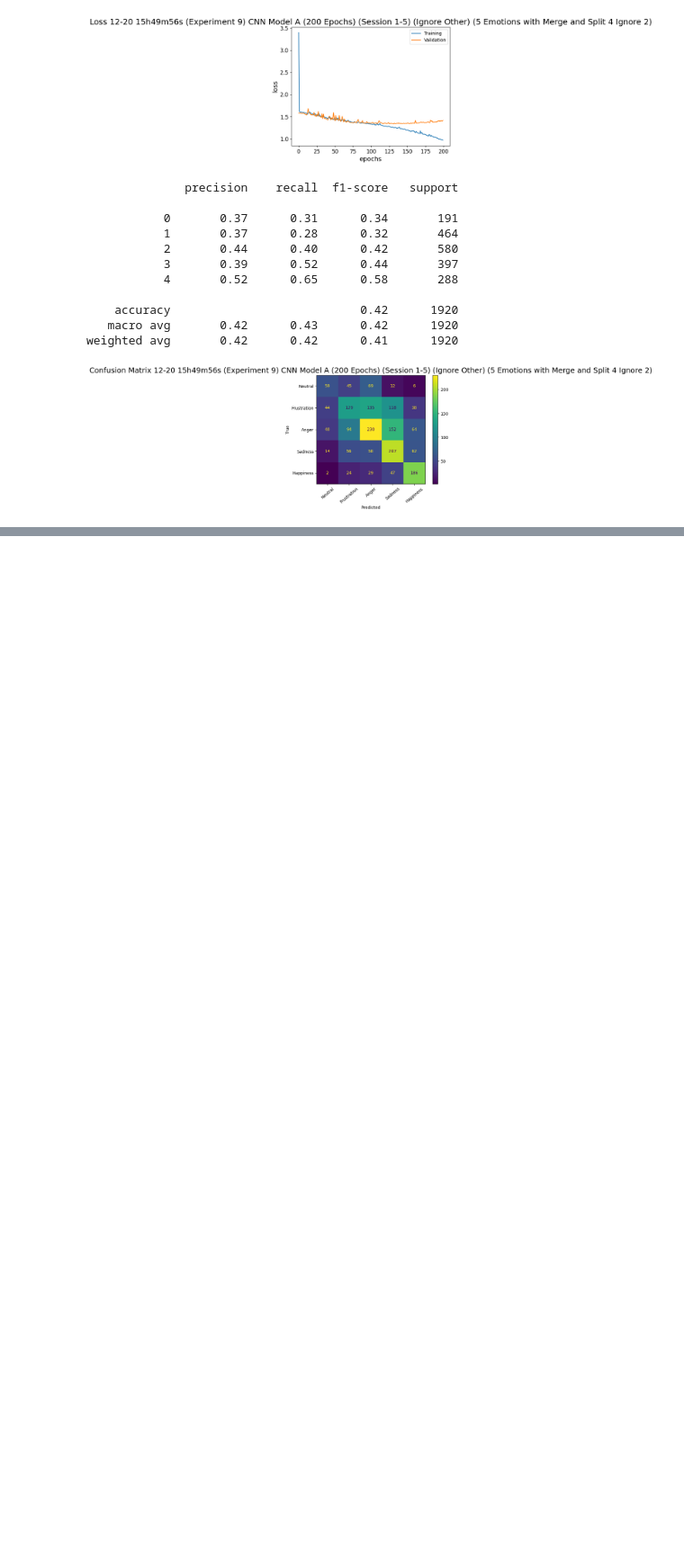
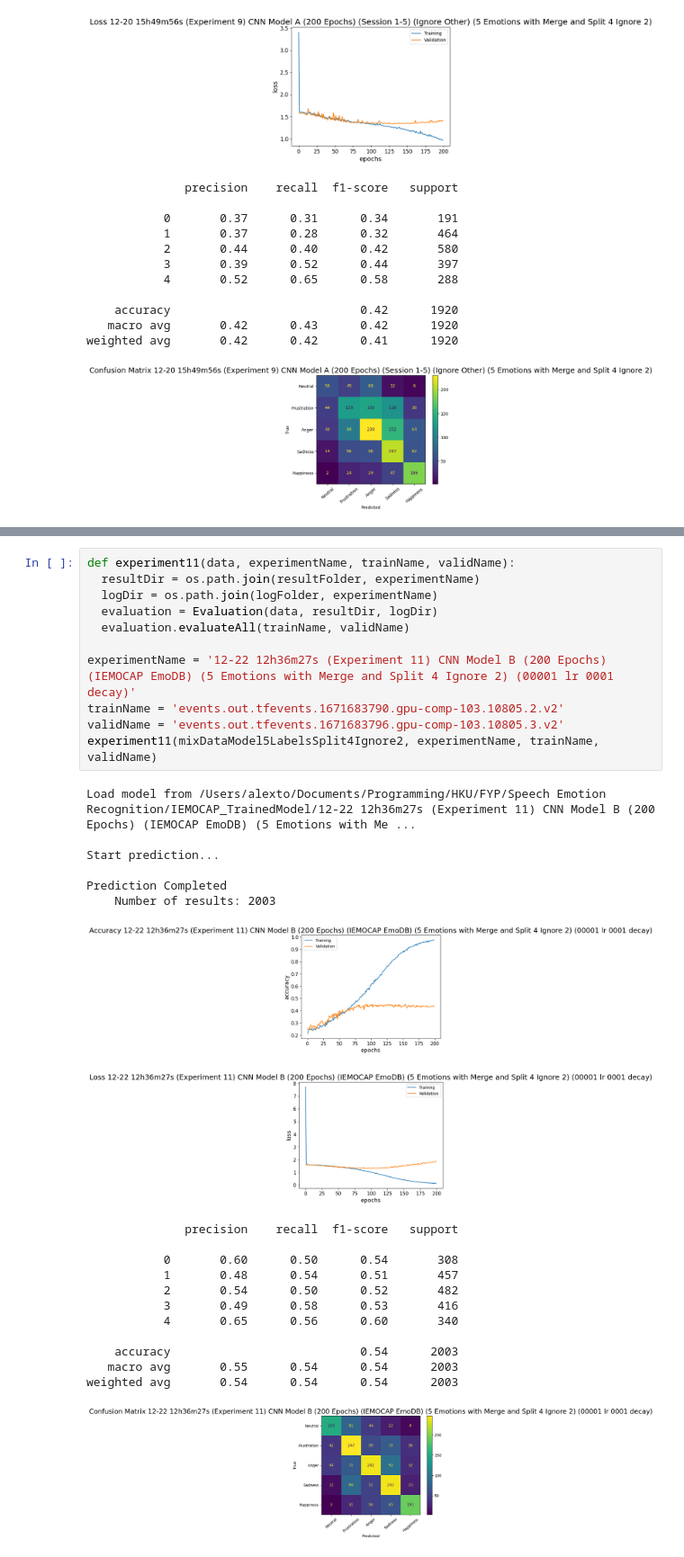
Before and after one commit to tohoilam/Emotion-based-Music-Provider, a Jupyter notebook: Speech Emotion Recognition/IEMOCAP Model Evaluation.ipynb, the cells around one changed output, grey strips where cells are left out. Shown at 90% size. Drawn from its saved outputs; the diff is of its cells as text; blank space fills up the shorter version.

```diff
--- a/Speech Emotion Recognition/IEMOCAP Model Evaluation.ipynb
+++ b/Speech Emotion Recognition/IEMOCAP Model Evaluation.ipynb
@@ -511,0 +602,32 @@ weighted avg       0.54      0.52      0.53      2003
+# %%
+def experiment11(data, experimentName, trainName, validName):
+  resultDir = os.path.join(resultFolder, experimentName)
+  logDir = os.path.join(logFolder, experimentName)
+  evaluation = Evaluation(data, resultDir, logDir)
+  evaluation.evaluateAll(trainName, validName)
+
+experimentName = '12-22 12h36m27s (Experiment 11) CNN Model B (200 Epochs) (IEMOCAP EmoDB) (5 Emotions with Merge and Split 4 Ignore 2) (00001 lr 0001 decay)'
+trainName = 'events.out.tfevents.1671683790.gpu-comp-103.10805.2.v2'
+validName = 'events.out.tfevents.1671683796.gpu-comp-103.10805.3.v2'
+experiment11(mixDataModel5LabelsSplit4Ignore2, experimentName, trainName, validName)
+# %% [output]
+Load model from /Users/alexto/Documents/Programming/HKU/FYP/Speech Emotion Recognition/IEMOCAP_TrainedModel/12-22 12h36m27s (Experiment 11) CNN Model B (200 Epochs) (IEMOCAP EmoDB) (5 Emotions with Me ...
+
+Start prediction...
+
+Prediction Completed
+    Number of results: 2003
+[figure, added]
+[figure, added]
+              precision    recall  f1-score   support
+
+           0       0.60      0.50      0.54       308
+           1       0.48      0.54      0.51       457
+           2       0.54      0.50      0.52       482
+           3       0.49      0.58      0.53       416
+           4       0.65      0.56      0.60       340
+
+    accuracy                           0.54      2003
+   macro avg       0.55      0.54      0.54      2003
+weighted avg       0.54      0.54      0.54      2003
+[figure, added]
```
Also changed, not shown: parts of 8 cells of this notebook, 4 other files.
